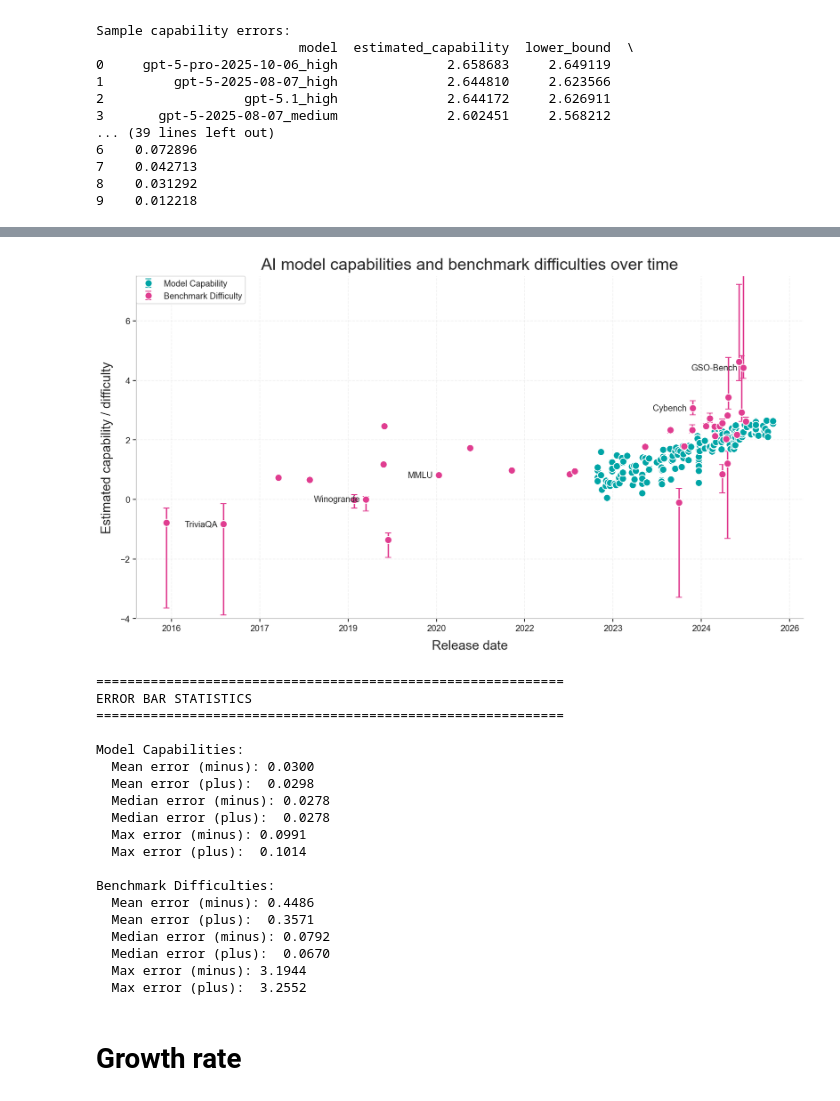
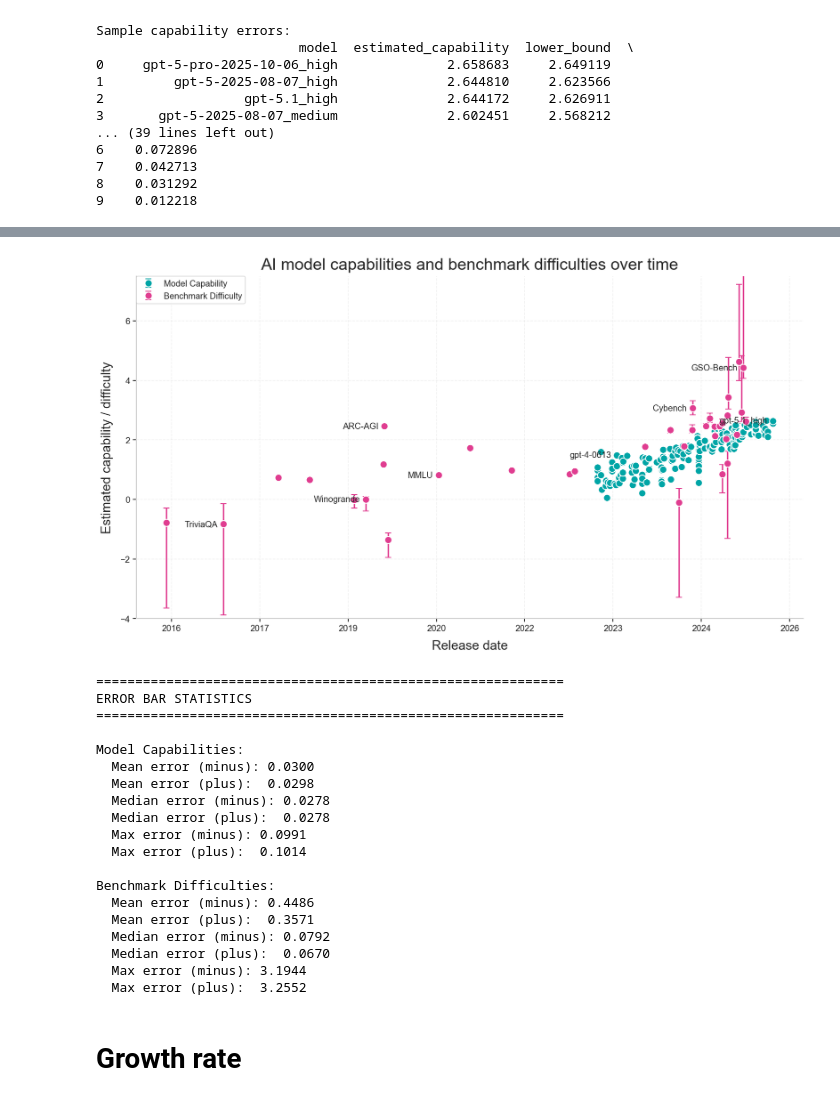
Before and after one commit to epoch-research/benchmark-stitching, a Jupyter notebook: analysis/model_fit.ipynb, the cells around one changed output, grey strips where cells are left out. Cells and saved outputs as stored; diff of their text form; code cells hidden in the pictures.

```diff
--- a/analysis/model_fit.ipynb
+++ b/analysis/model_fit.ipynb
@@ -801,10 +802,11 @@ annotate_models = {
     # "gpt-5-2025-08-07_high",
     # "claude-opus-4-20250514_32K",
     # "grok-4-0709",
-    # "gpt-4-0613",
+    "gpt-4-0613",
     # "claude-3-opus-20240229",
     # "gemini-2.5-pro-exp-03-25",
     # "o1-preview-2024-09-12",
+    "gpt-5.1_high"
 }
 
 
@@ -817,6 +819,7 @@ annotate_benchmarks = {
     "Cybench",
     # "Terminal Bench",
     "TriviaQA",
+    "ARC-AGI"
 }
 
 
@@ -882,35 +885,37 @@ max_y = 7.5
 ax.set_ylim(min_y, max_y)
 
 ax.grid(True, linestyle="--", alpha=0.3)
 ax.legend(fontsize=12)
 
 plt.tight_layout()
-plt.savefig("outputs/model_fit/capabilities_and_benchmarks_with_error_bars_g1.pdf")
+# plt.savefig("outputs/model_fit/capabilities_and_benchmarks_with_error_bars_g1.pdf")
+plt.savefig("outputs/model_fit/capabilities_and_benchmarks_with_error_bars.pdf")
+plt.savefig("outputs/model_fit/capabilities_and_benchmarks_with_error_bars.svg", format="svg")
 # plt.savefig("outputs/figures/figure-1.svg", format="svg")
 
 plt.show()
 
 # Print some statistics about error bars
 print("\n" + "=" * 60)
 print("ERROR BAR STATISTICS")
 print("=" * 60)
 print(f"\nModel Capabilities:")
 print(f"  Mean error (minus): {capability_errors['error_minus'].mean():.4f}")
 print(f"  Mean error (plus):  {capability_errors['error_plus'].mean():.4f}")
 print(f"  Median error (minus): {capability_errors['error_minus'].median():.4f}")
 print(f"  Median error (plus):  {capability_errors['error_plus'].median():.4f}")
 print(f"  Max error (minus): {capability_errors['error_minus'].max():.4f}")
 print(f"  Max error (plus):  {capability_errors['error_plus'].max():.4f}")
 
 print(f"\nBenchmark Difficulties:")
 print(f"  Mean error (minus): {difficulty_errors['error_minus'].mean():.4f}")
 print(f"  Mean error (plus):  {difficulty_errors['error_plus'].mean():.4f}")
 print(f"  Median error (minus): {difficulty_errors['error_minus'].median():.4f}")
 print(f"  Median error (plus):  {difficulty_errors['error_plus'].median():.4f}")
 print(f"  Max error (minus): {difficulty_errors['error_minus'].max():.4f}")
 print(f"  Max error (plus):  {difficulty_errors['error_plus'].max():.4f}")
 # %% [output]
-[figure, old version]
+[figure, new version]
 ============================================================
 ERROR BAR STATISTICS
 ============================================================
```
Also changed, not shown: parts of 8 cells of this notebook, 2 other files.
